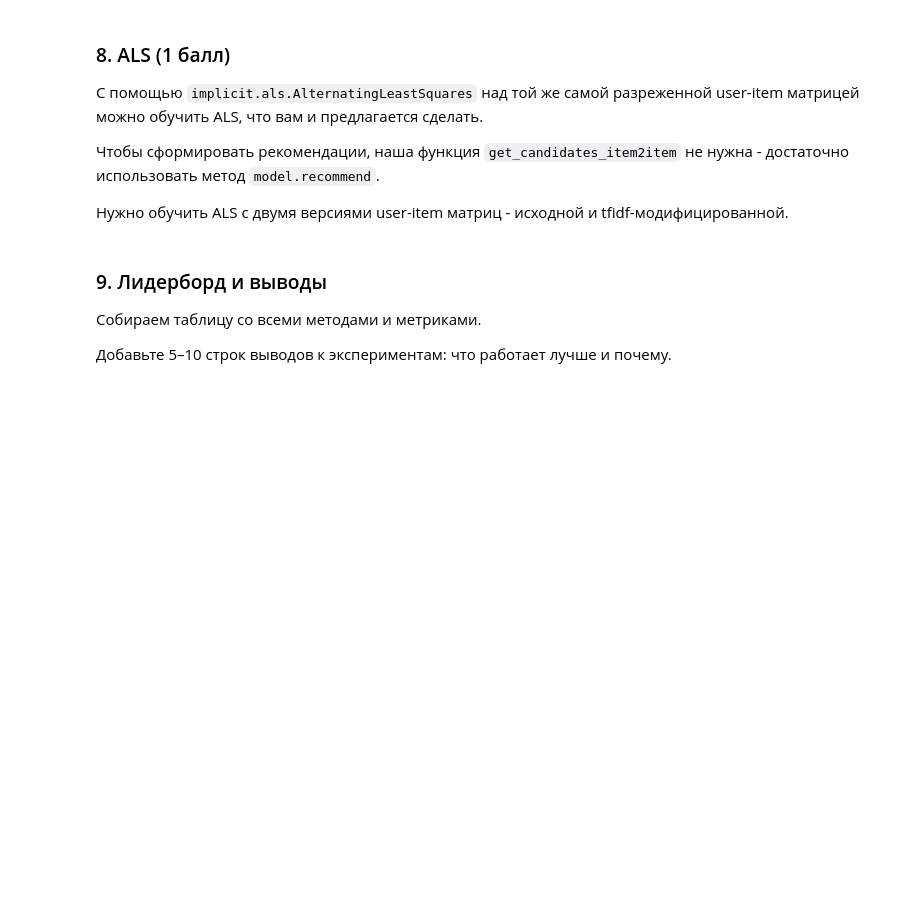
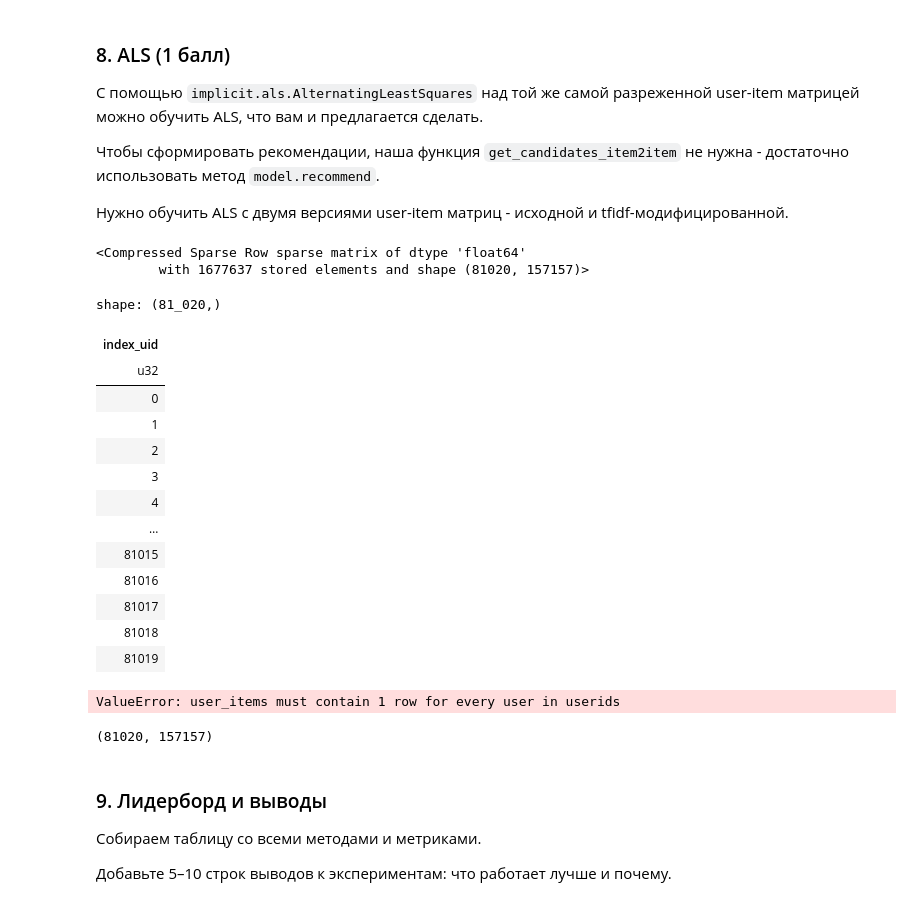
Before and after one commit to iptkachev/DeepRecSys, a Jupyter notebook: homeworks/hw1/homework.ipynb, the cells around one changed output. Drawn from its saved outputs; the diff is of its cells as text; code cells hidden in the pictures; blank space fills up the shorter version.

```diff
--- a/homeworks/hw1/homework.ipynb
+++ b/homeworks/hw1/homework.ipynb
@@ -661,10 +688,13 @@ from scipy.sparse import csr_matrix
 
 from implicit.nearest_neighbours import CosineRecommender, tfidf_weight
 
-user_ids = train['uid']
-num_users = len(user_ids)
-item_ids = train['item_id']
-num_items = len(item_ids)
-sparse_matrix = csr_matrix((np.ones(train.shape[0]), (user_ids, item_ids)), shape=(num_users, num_items))
+uid_mapping = train.select("uid").unique().with_row_index().select(pl.col("index").alias("index_uid"), "uid")
+item_id_mapping = train.select("item_id").unique().with_row_index().select(pl.col("index").alias("index_item_id"), "item_id")
+train_w_mapping = train.join(uid_mapping, on="uid", how="inner").join(item_id_mapping, on="item_id", how="inner")
 
-metrics_cf
+ones = np.ones(train_w_mapping.shape[0])
+user_ids = train_w_mapping['index_uid']
+num_users = user_ids.unique().shape[0]
+item_ids = train_w_mapping['index_item_id']
+num_items = item_ids.unique().shape[0]
+sparse_matrix = csr_matrix((ones, (user_ids, item_ids)), shape=(num_users, num_items))
@@ -707,3 +762,51 @@ metrics_als_raw, metrics_als_tfidf
+# %%
+train_last_n_per_user = (
+    train
+    .select("uid", "item_id", "timestamp")
+    .sort(["uid", "timestamp"])
+    .group_by("uid")
+    .tail(30)
+)
+
+uid_n_last_mapping = train_last_n_per_user.select("uid").unique().with_row_index().select(pl.col("index").alias("index_uid"), "uid")
+train_n_last_w_mapping = train_last_n_per_user.join(uid_n_last_mapping, on="uid", how="inner").join(item_id_mapping, on="item_id", how="inner")
+
+ones = np.ones(train_n_last_w_mapping.shape[0])
+user_ids = train_n_last_w_mapping['index_uid']
+num_users = user_ids.unique().shape[0]
+item_ids = train_n_last_w_mapping['index_item_id']
+num_items = train_w_mapping['index_item_id'].unique().shape[0]
+als_sparse_matrix_to_rec = csr_matrix((ones, (user_ids, item_ids)), shape=(num_users, num_items))
+# %%
+als_sparse_matrix_to_rec
+# %% [output]
+<Compressed Sparse Row sparse matrix of dtype 'float64'
+        with 1677637 stored elements and shape (81020, 157157)>
+# %%
+user_ids.unique()
+# %% [output]
+shape: (81_020,)
+| index_uid |
+| u32 |
+| 0 |
+| 1 |
+| 2 |
+| 3 |
+| 4 |
+| … |
+| 81015 |
+| 81016 |
+| 81017 |
+| 81018 |
+| 81019 |
+# %%
+als.recommend(user_ids, als_sparse_matrix_to_rec)
+# %% [output]
+ValueError: user_items must contain 1 row for every user in userids
+# %%
+als_sparse_matrix_to_rec.shape
+# %% [output]
+(81020, 157157)
 # %%
 tests.check_als_recs(metrics_als_raw, metrics_als_tfidf)
 # %% [markdown]
```
Also changed, not shown: parts of 14 cells of this notebook.
